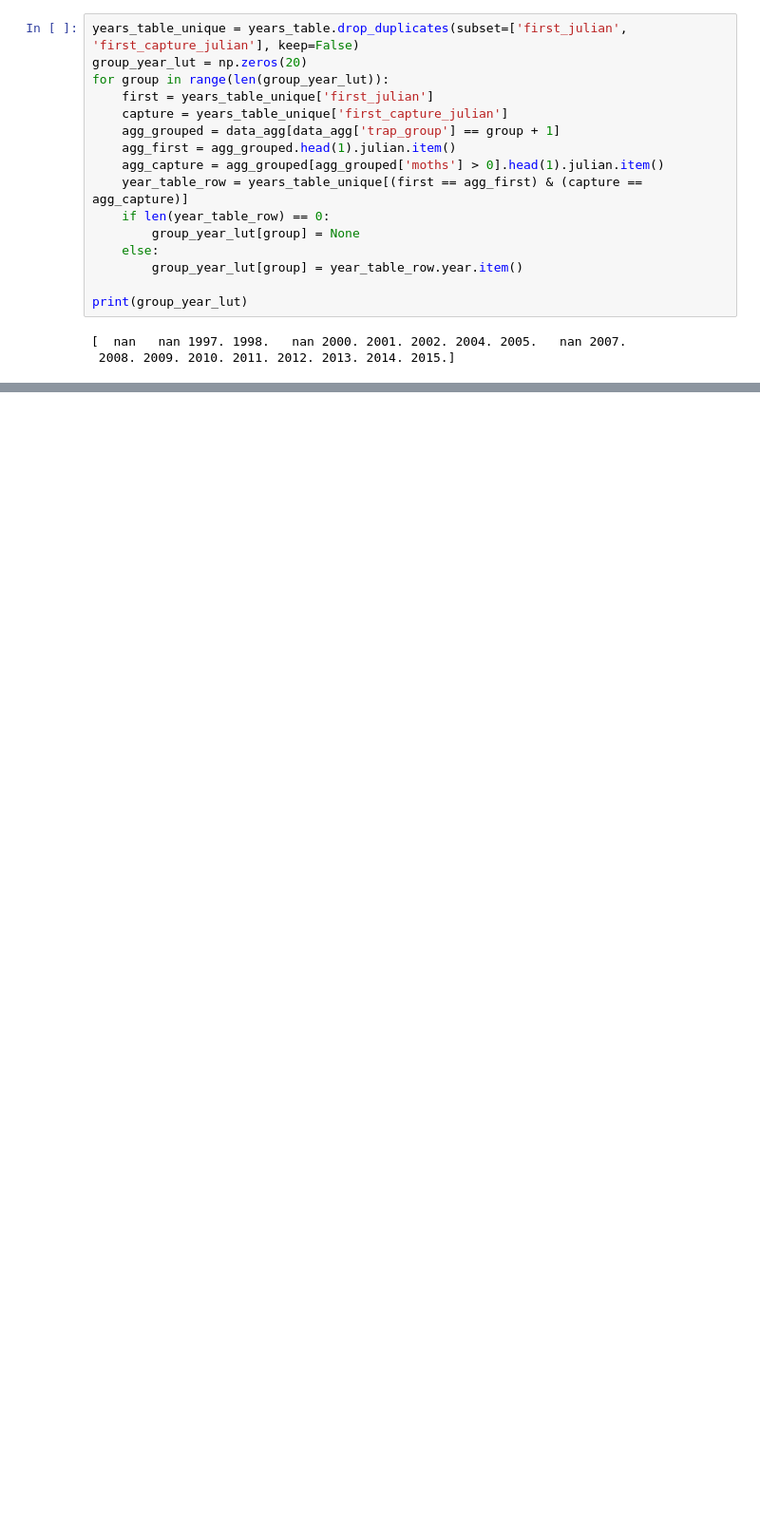
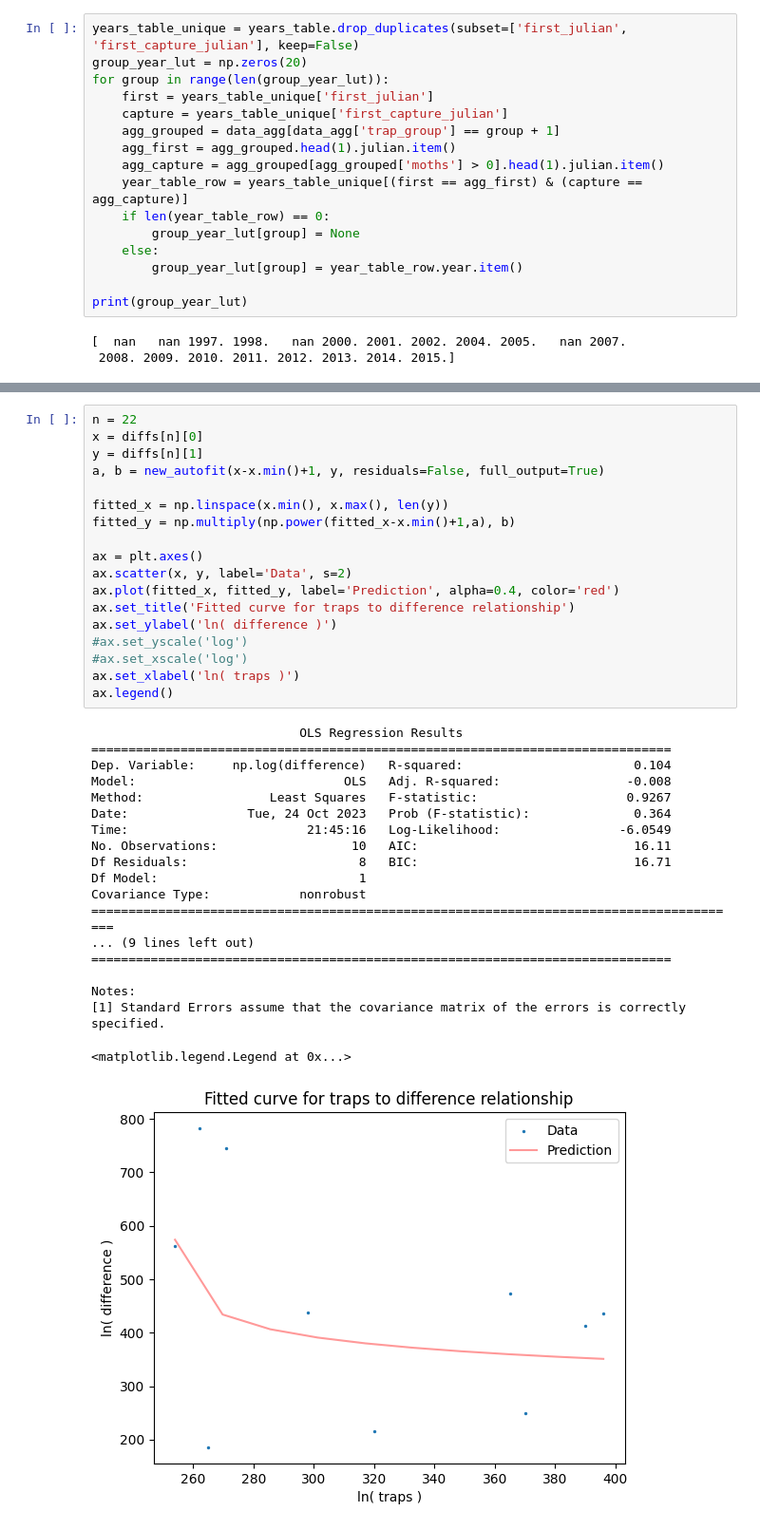
Before and after one commit to PacificBird/InsectPhenologyCaptureSim, a Jupyter notebook: multi_analysis.ipynb, the cells around one changed output, grey strips where cells are left out. Shown at 95% size. Cells and saved outputs as stored; diff of their text form; blank space fills up the shorter version.

```diff
--- a/multi_analysis.ipynb
+++ b/multi_analysis.ipynb
@@ -541,0 +614,38 @@ print(group_year_lut)
+# %%
+n = 22
+x = diffs[n][0]
+y = diffs[n][1]
+a, b = new_autofit(x-x.min()+1, y, residuals=False, full_output=True)
+
+fitted_x = np.linspace(x.min(), x.max(), len(y))
+fitted_y = np.multiply(np.power(fitted_x-x.min()+1,a), b)
+
+ax = plt.axes()
+ax.scatter(x, y, label='Data', s=2)
+ax.plot(fitted_x, fitted_y, label='Prediction', alpha=0.4, color='red')
+ax.set_title('Fitted curve for traps to difference relationship')
+ax.set_ylabel('ln( difference )')
+#ax.set_yscale('log')
+#ax.set_xscale('log')
+ax.set_xlabel('ln( traps )')
+ax.legend()
+# %% [output]
+                            OLS Regression Results
+==============================================================================
+Dep. Variable:     np.log(difference)   R-squared:                       0.104
+Model:                            OLS   Adj. R-squared:                 -0.008
+Method:                 Least Squares   F-statistic:                    0.9267
+Date:                Tue, 24 Oct 2023   Prob (F-statistic):              0.364
+Time:                        21:45:16   Log-Likelihood:                -6.0549
+No. Observations:                  10   AIC:                             16.11
+Df Residuals:                       8   BIC:                             16.71
+Df Model:                           1
+Covariance Type:            nonrobust
+========================================================================================
+... (9 lines left out)
+==============================================================================
+
+Notes:
+[1] Standard Errors assume that the covariance matrix of the errors is correctly specified.
+<matplotlib.legend.Legend at 0x...>
+[figure, added]
```
Also changed, not shown: parts of 15 cells of this notebook.
